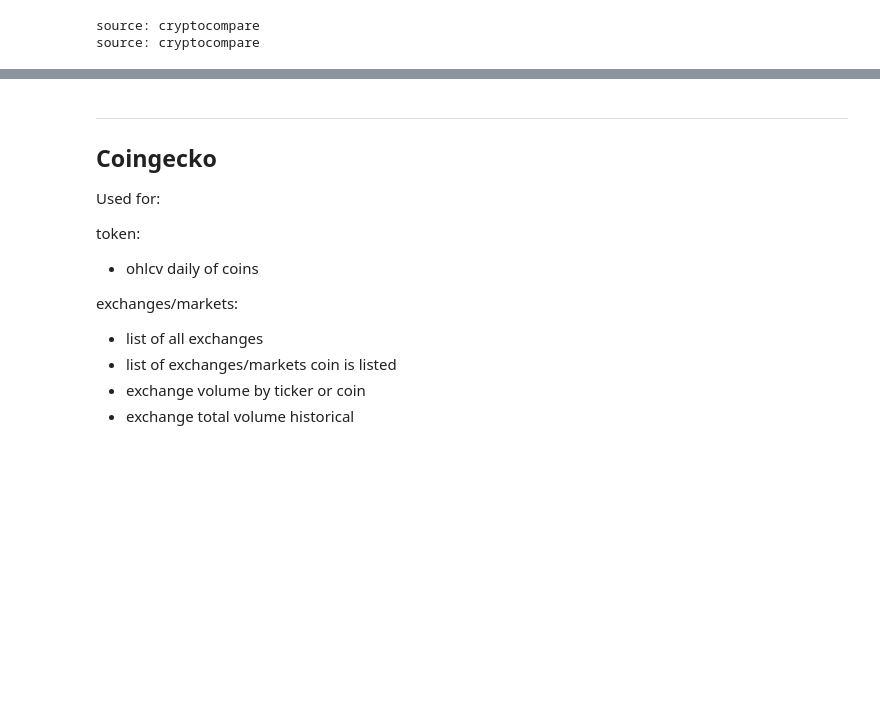
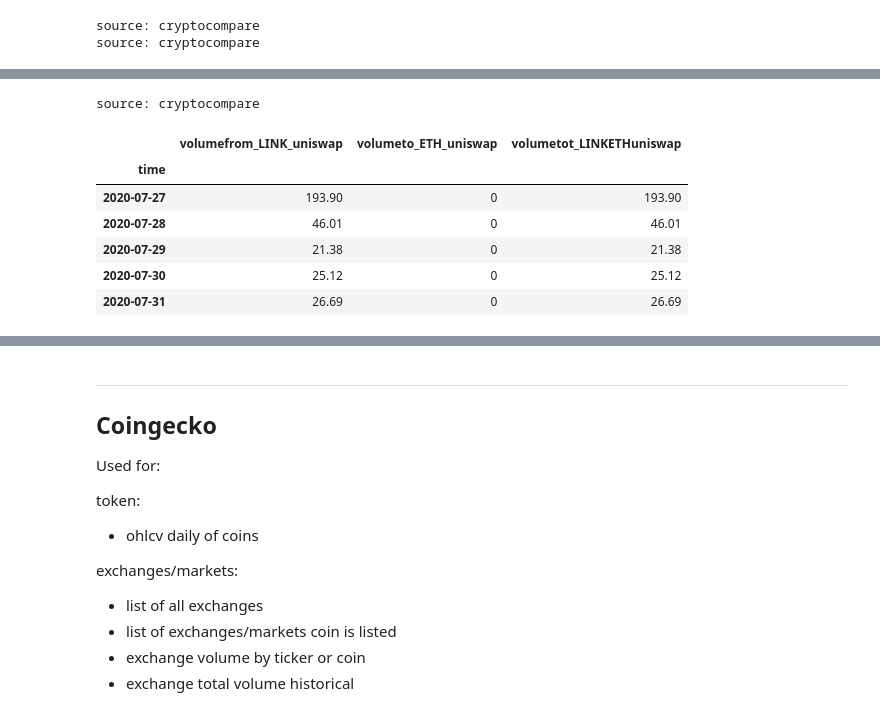
Before and after one commit to willr-seriousprojects/maker-dao, a Jupyter notebook: Maker-Risk/LINK/link.ipynb, the cells around one changed output, grey strips where cells are left out. Saved outputs shown, nothing was run; the diff lists cells and outputs as text; code cells hidden in the pictures; blank space fills up the shorter version.

```diff
--- a/Maker-Risk/LINK/link.ipynb
+++ b/Maker-Risk/LINK/link.ipynb
@@ -523,11 +520,12 @@ Used for:
 # arg: symbol (crypto), to_currency (e.g usd), limit=2000 max, before: end date ts
 # period: ohlcv either "histoday" (default) or "histohour".
 
-def get_ohlcv_dayorhour(symbol, to_currency, period='histoday',limit=2000, before='2020-07-31'):
+def get_ohlcv_dayorhour(symbol, to_currency, exchange,period='histoday',limit=2000, before='2020-07-31'):
     url = 'https://min-api.cryptocompare.com/data/v2/{period}?fsym={symbol}&tsym={to_currency}'.format(
         symbol=symbol,to_currency=to_currency,period=period)
         # get data from endpoint and load json content
     resp = requests.get(url, params={
+        'e': f'{exchange}',
         'limit': f'{limit}',
         'toTs': str(int(pd.Timestamp(before).timestamp()))
     })
@@ -539,14 +537,16 @@ def get_ohlcv_dayorhour(symbol, to_currency, period='histoday',limit=2000, befor
     df = pd.DataFrame(resp)
     df['time'] = pd.to_datetime(df['time'], unit='s')
     df.set_index('time', inplace=True)
+    df = df.rename(columns={'volumefrom':f'volumefrom_{symbol}_{exchange}'})
+    df = df.rename(columns={'volumeto':f'volumeto_{to_currency}_{exchange}'})
     # print data source
     url = url.split('.')[1]
     print(f'source: {url}')
-    return df[['open','close','high','low','volumefrom','volumeto']]
+    return df[['open','close','high','low',f'volumefrom_{symbol}_{exchange}',f'volumeto_{to_currency}_{exchange}']]
 # %%
 # Example get ohlcv
-df = get_ohlcv_dayorhour('LINK','USD')
-df_hour = get_ohlcv_dayorhour('LINK','USD',period='histohour')
+df = get_ohlcv_dayorhour('LINK','BTC','Binance')
+df_hour = get_ohlcv_dayorhour('LINK','BTC','Binance',period='histohour')
 # %% [output]
 source: cryptocompare
 source: cryptocompare
@@ -575,6 +585,9 @@ def get_exchangevol_dayorhour(symbol, to_currency, exchange,period='histoday',li
     df = pd.DataFrame(resp)
     df['time'] = pd.to_datetime(df['time'], unit='s')
     df.set_index('time', inplace=True)
+    df = df.rename(columns={'volumefrom':f'volumefrom_{symbol}_{exchange}'})
+    df = df.rename(columns={'volumeto':f'volumeto_{to_currency}_{exchange}'})
+    df = df.rename(columns={'volumetotal':f'volumetot_{symbol}{to_currency}{exchange}'})
     # print data source
     url = url.split('.')[1]
     print(f'source: {url}')
@@ -583,7 +596,16 @@ def get_exchangevol_dayorhour(symbol, to_currency, exchange,period='histoday',li
 df = get_exchangevol_dayorhour('LINK','USD','Binance',before='2020-07-31')
 df_hour = get_exchangevol_dayorhour('LINK','USD','Binance',period='histohour',before='2020-07-31')
 # %%
-get_exchangevol_dayorhour('LINK','USD','Binance',before='2020-07-31').head()
+get_exchangevol_dayorhour('LINK','ETH','uniswap',before='2020-07-31').tail()
+# %% [output]
+source: cryptocompare
+|  | volumefrom_LINK_uniswap | volumeto_ETH_uniswap | volumetot_LINKETHuniswap |
+| time |  |  |  |
+| 2020-07-27 | 193.90 | 0 | 193.90 |
+| 2020-07-28 | 46.01 | 0 | 46.01 |
+| 2020-07-29 | 21.38 | 0 | 21.38 |
+| 2020-07-30 | 25.12 | 0 | 25.12 |
+| 2020-07-31 | 26.69 | 0 | 26.69 |
 # %%
 df = get_exchangevol_dayorhour('LINK','BTC','uniswap',before='2020-07-31')
 df.tail()
```
Also changed, not shown: parts of 139 cells of this notebook, 15 other files.
